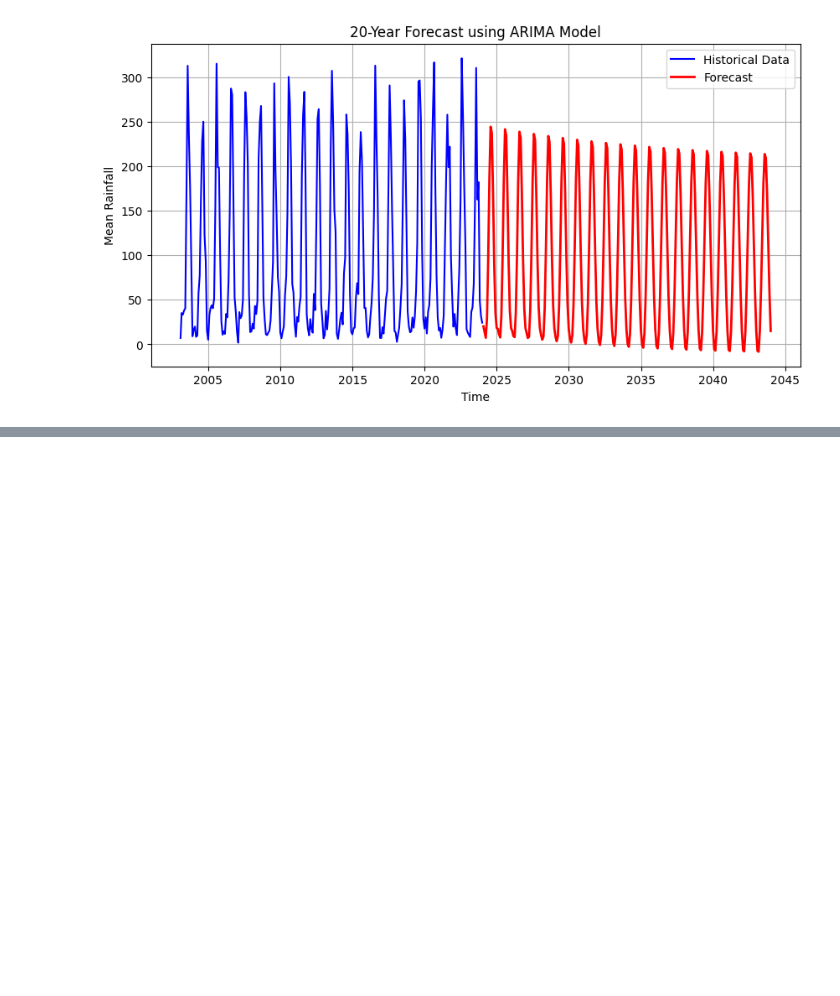
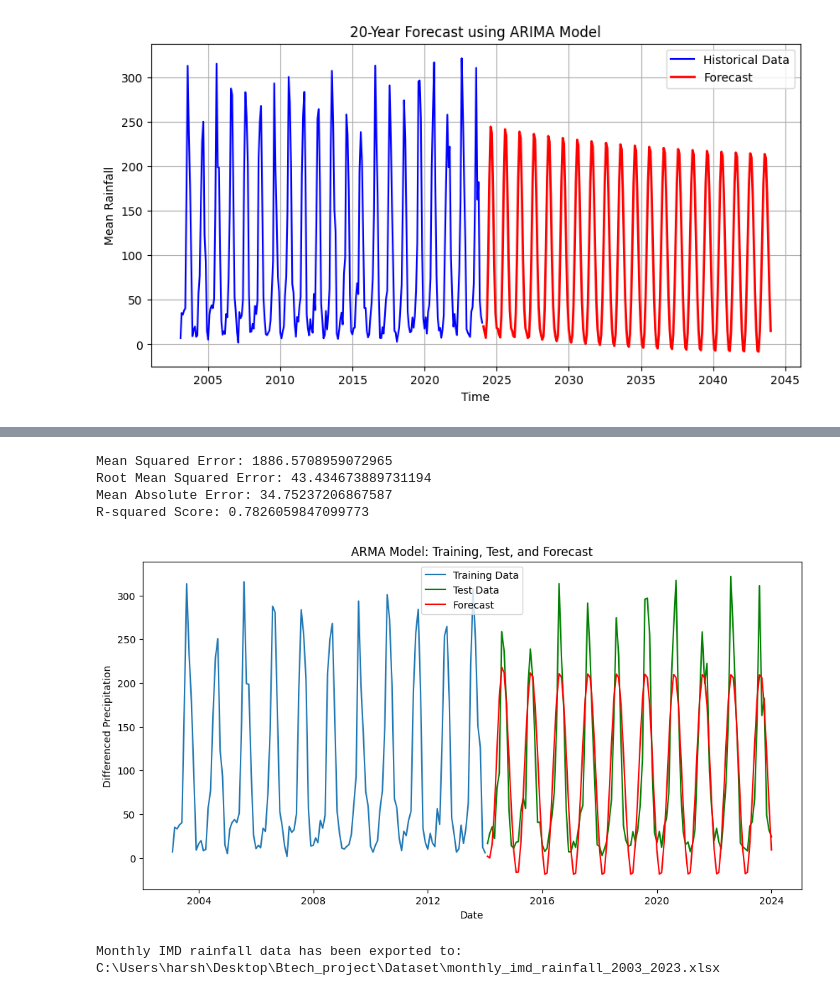
Before and after one commit to Harsh-chaturvedi2004/Rainfall_prediction, a Jupyter notebook: ARMA_monthly_model_prediction.ipynb, the cells around one changed output, grey strips where cells are left out. Saved outputs shown, nothing was run; the diff lists cells and outputs as text; code cells hidden in the pictures; blank space fills up the shorter version.

Commit message:
Monthly prediction 3

```diff
--- a/ARMA_monthly_model_prediction.ipynb
+++ b/ARMA_monthly_model_prediction.ipynb
@@ -177,3 +177,20 @@ plt.grid()
 plt.show()
 # %% [output]
 [figure]
+# %%
+import pandas as pd
+import numpy as np
+import matplotlib.pyplot as plt
+from statsmodels.tsa.arima.model import ARIMA
+from statsmodels.tsa.stattools import adfuller
+from sklearn.metrics import mean_squared_error, mean_absolute_error, r2_score
+
+# Load your data
+data = pd.read_excel(r'C:\Users\harsh\Desktop\Btech_project\Dataset\rain_time_series_2.xlsx', index_col='time', parse_dates=True)
+
+# Select the columns for analysis and resample to monthly frequency
+monthly_rain_data = data['Mean_Rainfall'].resample('M').sum()
+
+# Split the data into train (80%) and test (20%) sets
+train_data = monthly_rain_data[:'2013-12-31']
+test_data = monthly_rain_data['2014-01-01':]
@@ -179,0 +269,57 @@ plt.show()
+# %%
+# Forecast for the test period
+forecast = best_model.get_forecast(steps=len(test_data_diff))
+forecast_mean = forecast.predicted_mean
+
+# Calculate accuracy metrics
+mse = mean_squared_error(test_data_diff, forecast_mean)
+rmse = np.sqrt(mse)
+mae = mean_absolute_error(test_data_diff, forecast_mean)
+r2 = r2_score(test_data_diff, forecast_mean)
+
+print(f'Mean Squared Error: {mse}')
+print(f'Root Mean Squared Error: {rmse}')
+print(f'Mean Absolute Error: {mae}')
+print(f'R-squared Score: {r2}')
+
+# Plot the results
+plt.figure(figsize=(12, 6))
+plt.plot(train_data_diff.index, train_data_diff, label='Training Data')
+plt.plot(test_data_diff.index, test_data_diff, label='Test Data', color='green')
+plt.plot(test_data_diff.index, forecast_mean, label='Forecast', color='red')
+plt.title('ARMA Model: Training, Test, and Forecast')
+plt.xlabel('Date')
+plt.ylabel('Differenced Precipitation')
+plt.legend()
+plt.show()
+# %% [output]
+Mean Squared Error: 1886.5708959072965
+Root Mean Squared Error: 43.434673889731194
+Mean Absolute Error: 34.75237206867587
+R-squared Score: 0.7826059847099773
+[figure, added]
+# %%
+import pandas as pd
+
+# Assuming you've already loaded your data and performed the resampling
+# If not, uncomment and modify the following lines:
+# data = pd.read_excel(r'C:\Users\harsh\Desktop\Btech_project\Dataset\rain_time_series_2.xlsx', index_col='time', parse_dates=True)
+# rain_data = data['Mean_Rainfall']
+# monthly_rain_data = rain_data.resample('M').sum()
+
+# Convert the index to datetime if it's not already
+monthly_rain_data.index = pd.to_datetime(monthly_rain_data.index)
+
+# Create a DataFrame with the date as a column
+df_export = pd.DataFrame({
+    'Date': monthly_rain_data.index.strftime('%Y-%m-%d'),
+    'Monthly_Rainfall': monthly_rain_data.values
+})
+
+# Export to Excel
+output_path = r'C:\Users\harsh\Desktop\Btech_project\Dataset\monthly_imd_rainfall_2003_2023.xlsx'
+df_export.to_excel(output_path, index=False)
+
+print(f"Monthly IMD rainfall data has been exported to: {output_path}")
+# %% [output]
+Monthly IMD rainfall data has been exported to: C:\Users\harsh\Desktop\Btech_project\Dataset\monthly_imd_rainfall_2003_2023.xlsx
```
Also changed, not shown: parts of 2 cells of this notebook.
